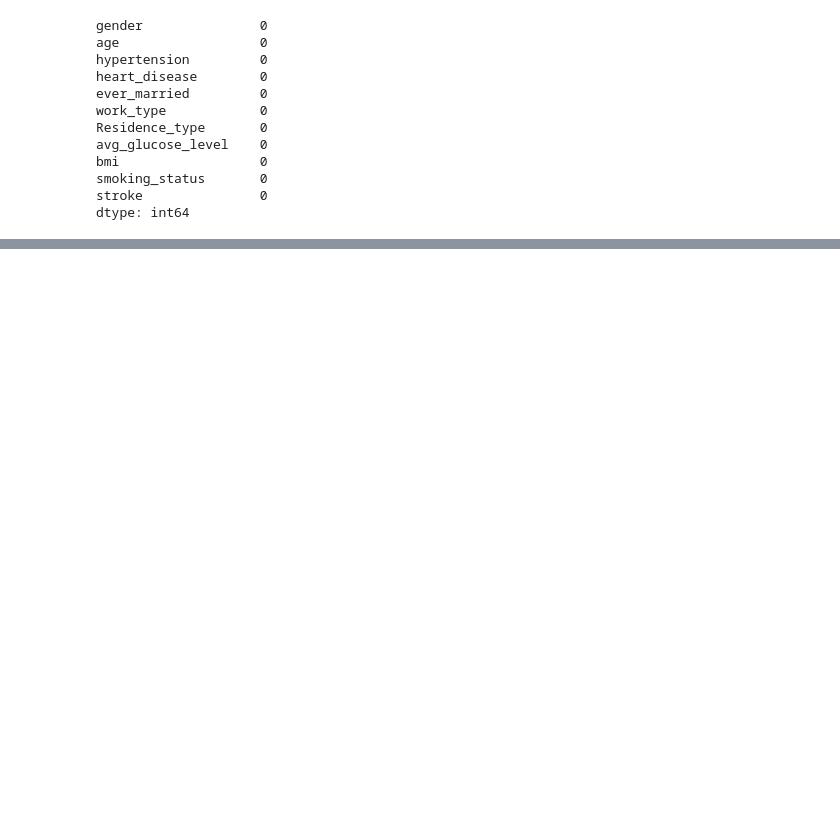
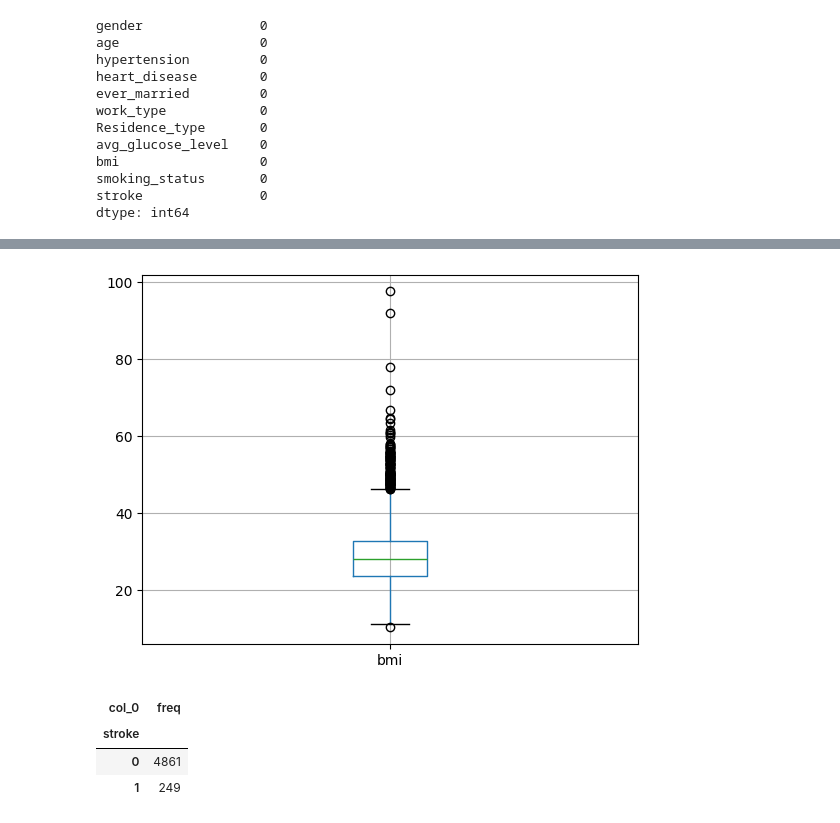
Before and after one commit to skanderkaroui/TP1-Machine-Learning, a Jupyter notebook: tp1.ipynb, the cells around one changed output, grey strips where cells are left out. Saved outputs shown, nothing was run; the diff lists cells and outputs as text; code cells hidden in the pictures; blank space fills up the shorter version.

Commit message:
added the df1 where the bmi is filled with quantile

```diff
--- a/tp1.ipynb
+++ b/tp1.ipynb
@@ -124,0 +125,15 @@ plt.show()
+# %%
+df1 = pd.read_csv("stroke_data.csv", sep = ";")
+df1 = df1.drop(columns="id", axis=1)
+df1.bmi = df1.bmi.fillna(df1.bmi.quantile(0.5))  # On crée une nouvelle dataset ou les valeurs manquantes du bmi sont remplacées par le quantile au lieu de la médiane
+df1.boxplot(column="bmi")
+plt.show()
+# %% [output]
+[figure, added]
+# %%
+pd.crosstab(df1.stroke,"freq")#calculer la frequence pour chaque valeur de stoke dans un tableau croisé
+# %% [output]
+| col_0 | freq |
+| stroke |  |
+| 0 | 4861 |
+| 1 | 249 |
```
Also changed, not shown: parts of 2 cells of this notebook.
